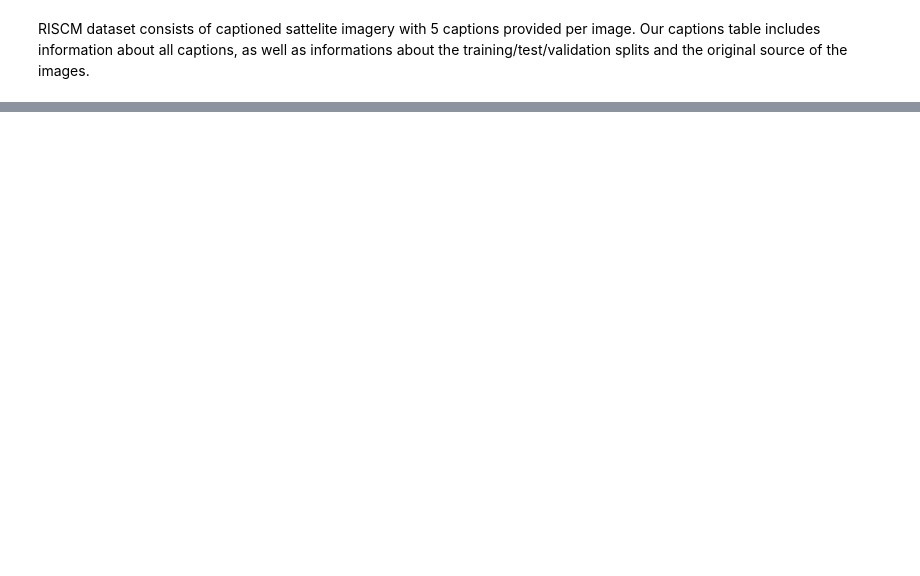
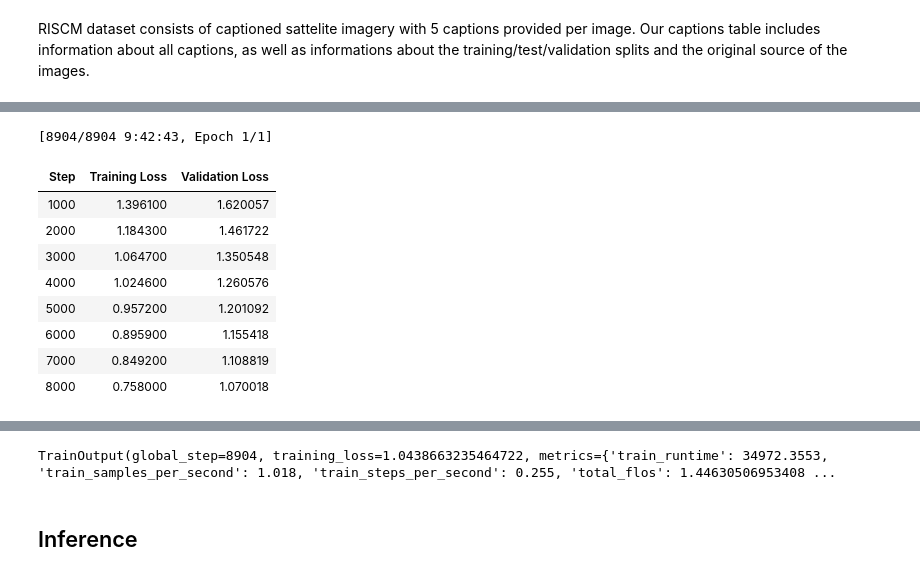
Before and after one commit to NisanYildiz/DI725-project, a Jupyter notebook: qvla_paligemma.ipynb, the cells around one changed output, grey strips where cells are left out. Saved outputs shown, nothing was run; the diff lists cells and outputs as text; code cells hidden in the pictures; blank space fills up the shorter version.

Commit message:
training&eval

```diff
--- a/qvla_paligemma.ipynb
+++ b/qvla_paligemma.ipynb
@@ -124,8 +125,9 @@ class IdentityHead(PredictionHead):
         # Override to return the expected label names
         return ["labels"]
 
-# Add our custom identity head
-base_model.heads = nn.ModuleDict({"identity_head": IdentityHead()})
+def dummy_save_all_heads(self, *args, **kwargs):
+    # This dummy method does nothing, but prevents AttributeError during training.
+    pass
 # %% [markdown]
 ### Adding VL-Adapter
 
@@ -177,6 +161,7 @@ nf4_config = BitsAndBytesConfig(
 
 base_NF4_model = PaliGemmaForConditionalGeneration.from_pretrained(model_id, quantization_config=nf4_config)
 base_NF4_model.heads = nn.ModuleDict({"identity_head": IdentityHead()})
+base_NF4_model.save_all_heads = dummy_save_all_heads.__get__(base_NF4_model)
 
 #adding the adapter
 adapters.init(base_NF4_model, interface=bottleneck_interface_lm)
@@ -244,0 +261,26 @@ def collate_fn(examples):
+# %%
+from transformers import TrainingArguments, EarlyStoppingCallback
+q_args=TrainingArguments(
+            num_train_epochs=1,
+            remove_unused_columns=False,
+            per_device_train_batch_size=4,
+            gradient_accumulation_steps=1,
+            warmup_steps=2,
+            learning_rate=5e-4,
+            weight_decay=1e-6,
+            adam_beta2=0.999,
+            logging_steps=100,
+            optim="paged_adamw_8bit", # you can use paged optimizers like paged_adamw_8bit for Q or adamw_hf
+            save_strategy="steps",
+            save_steps=1000,
+            save_total_limit=10,
+            output_dir="paligemma_qvla_r2",
+            bf16=True,
+            report_to=["wandb"],
+            dataloader_pin_memory=False,
+            eval_strategy="steps",
+            eval_steps=1000,
+            load_best_model_at_end=True,
+            metric_for_best_model="eval_loss",
+            greater_is_better=False,
+        )
@@ -244,0 +293,12 @@ def collate_fn(examples):
+# %%
+q_trainer = AdapterTrainer(
+    model=base_NF4_model,
+    train_dataset=dataset["train"],
+    eval_dataset=dataset["validation"],
+    #callbacks=[EarlyStoppingCallback(early_stopping_patience=3)],
+    data_collator=collate_fn,
+    args=q_args
+)
+
+q_trainer.train()
+# %% [output]
@@ -244,0 +307,10 @@ def collate_fn(examples):
+[8904/8904 9:42:43, Epoch 1/1]
+| Step | Training Loss | Validation Loss |
+| 1000 | 1.396100 | 1.620057 |
+| 2000 | 1.184300 | 1.461722 |
+| 3000 | 1.064700 | 1.350548 |
+| 4000 | 1.024600 | 1.260576 |
+| 5000 | 0.957200 | 1.201092 |
+| 6000 | 0.895900 | 1.155418 |
+| 7000 | 0.849200 | 1.108819 |
+| 8000 | 0.758000 | 1.070018 |
@@ -244,0 +318 @@ def collate_fn(examples):
+TrainOutput(global_step=8904, training_loss=1.0438663235464722, metrics={'train_runtime': 34972.3553, 'train_samples_per_second': 1.018, 'train_steps_per_second': 0.255, 'total_flos': 1.44630506953408 ...
@@ -245 +321,3 @@ def collate_fn(examples):
+# %% [markdown]
+## Inference
 # %%
```
Also changed, not shown: parts of 34 cells of this notebook, 35 other files.
